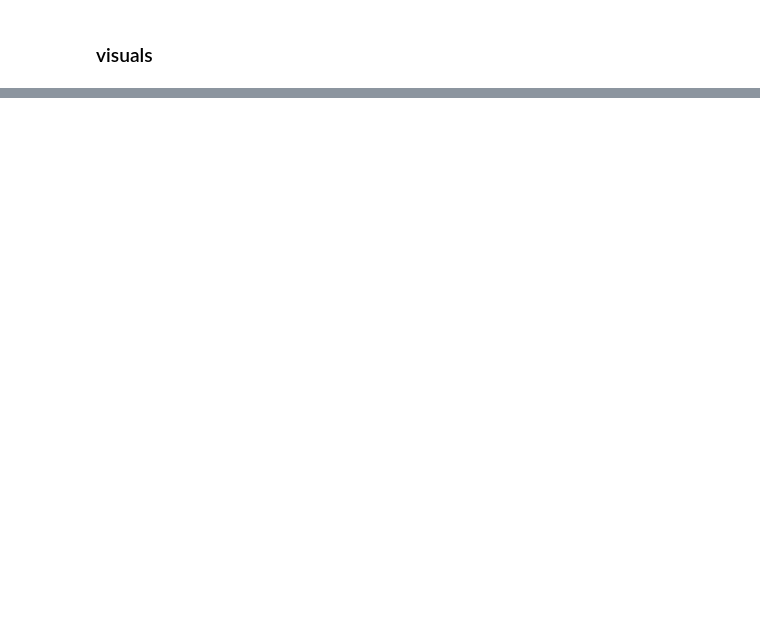
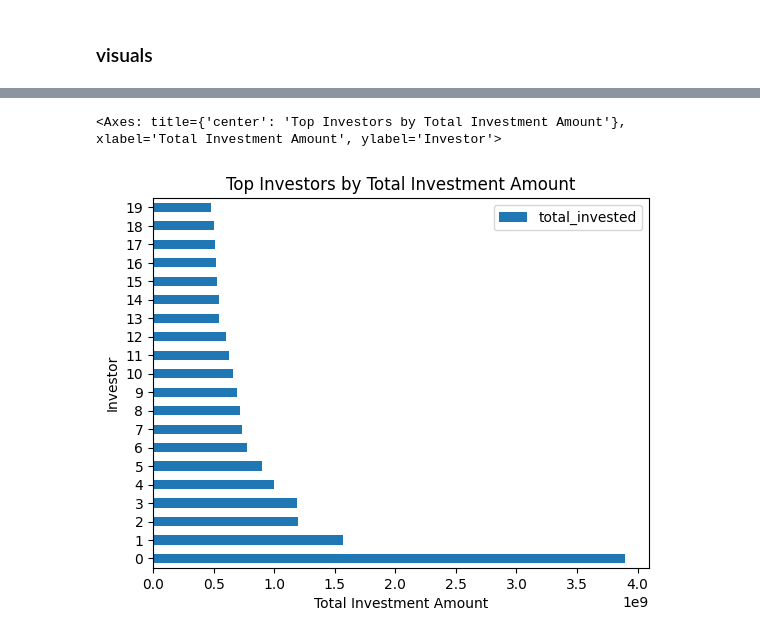
Before and after one commit to OlixIgnacious/indian-startups-transformations, a Jupyter notebook: notebooks/week2_exploration.ipynb, the cells around one changed output, grey strips where cells are left out. Drawn from its saved outputs; the diff is of its cells as text; code cells hidden in the pictures; blank space fills up the shorter version.

```diff
--- a/notebooks/week2_exploration.ipynb
+++ b/notebooks/week2_exploration.ipynb
@@ -606,0 +608,12 @@ count_investor.plot(kind='barh', title='Top Investors by Number of Investments',
+# %%
+from collections import defaultdict
+inv_amount = defaultdict(float) # default to 0.0
+for _, row in df.iterrows():
+    amount = row['amount']
+    # print(amount, df['investor_list'])
+    if pd.notna(amount):
+        for investor in row['investor_list']:
+            inv_amount[investor] = inv_amount[investor] + amount
+            # print(investor, inv_amount[investor])
+
+inv_amount
@@ -606,0 +638,6 @@ count_investor.plot(kind='barh', title='Top Investors by Number of Investments',
+# %%
+tot_inv = pd.DataFrame.from_dict(inv_amount, orient='index', columns=['total_invested'])
+tot_inv.sort_values(by='total_invested', ascending=False, inplace=True)
+tot_inv.reset_index(inplace=True)
+tot_inv.columns = ['investor', 'total_invested']
+tot_inv
@@ -606,0 +658,5 @@ count_investor.plot(kind='barh', title='Top Investors by Number of Investments',
+# %%
+tot_inv.head(20).plot(kind='barh', title='Top Investors by Total Investment Amount', xlabel='Total Investment Amount', ylabel='Investor')
+# %% [output]
+<Axes: title={'center': 'Top Investors by Total Investment Amount'}, xlabel='Total Investment Amount', ylabel='Investor'>
+[figure, added]
```
Also changed, not shown: parts of 12 cells of this notebook.
